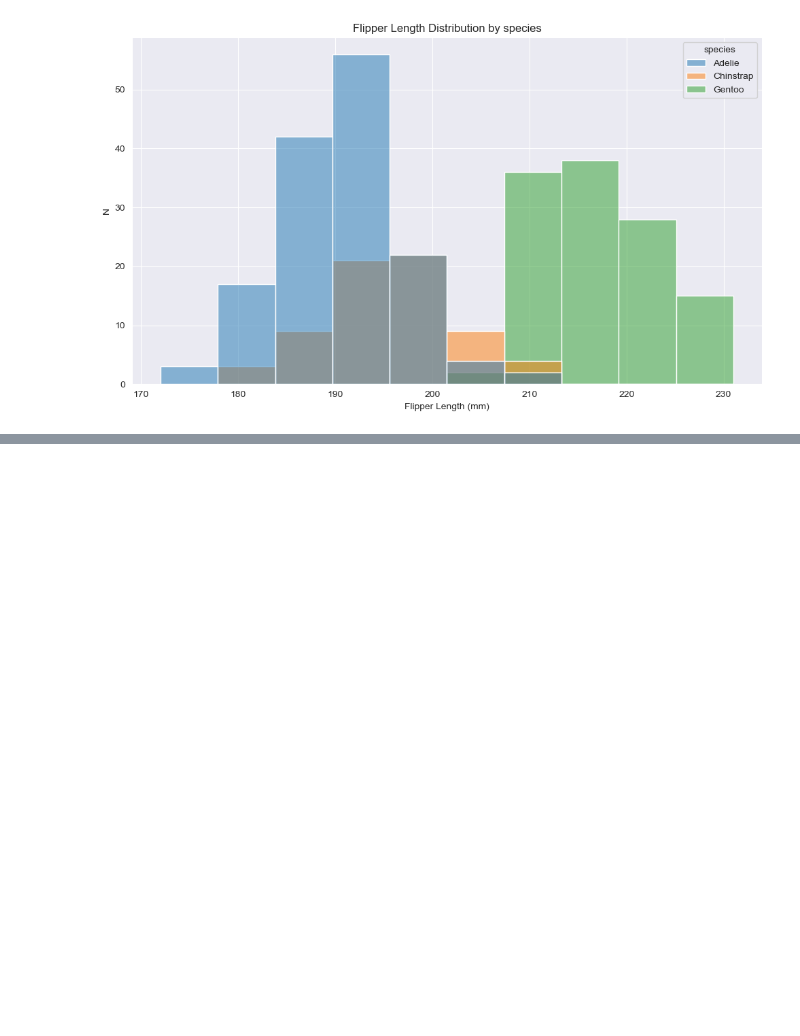
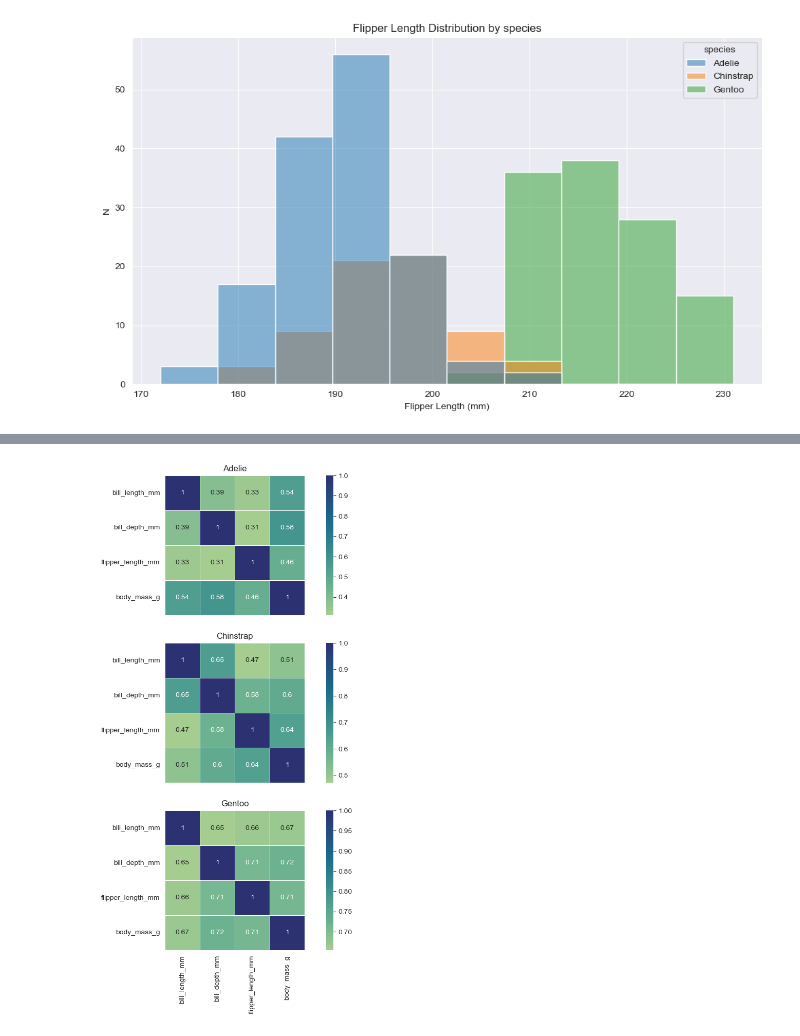
Before and after one commit to Cking313/principals_of_data_analytics, a Jupyter notebook: penguins.ipynb, the cells around one changed output, grey strips where cells are left out. Saved outputs shown, nothing was run; the diff lists cells and outputs as text; code cells hidden in the pictures; blank space fills up the shorter version.

Commit message:
Correlation analysis

```diff
--- a/penguins.ipynb
+++ b/penguins.ipynb
@@ -226,0 +247,3 @@ plt.show()
+# %%
+numerics = df.select_dtypes(include='number').columns
+df.groupby('species')[numerics].corr()
@@ -227,3 +265,18 @@ plt.show()
+# %%
+# https://dev.to/thalesbruno/subplotting-with-matplotlib-and-seaborn-5ei8
+# https://seaborn.pydata.org/examples/many_pairwise_correlations.html
+grouped_data = df.groupby('species')[numerics]
+f, ax = plt.subplots(nrows=3, ncols=1, sharex=True, figsize=(11, 12))
+
+cmap = sns.diverging_palette(-1, 1, as_cmap=True)
+
+for n, (group, data) in enumerate(grouped_data):
+    corr_data = data.corr()
+    ax[n].title.set_text(group)
+    sns.heatmap(ax=ax[n], data=corr_data, cmap=sns.color_palette("crest", as_cmap=True),
+            square=True, annot=True, linewidths=.5)
+# %% [output]
+[figure, added]
 # %% [markdown]
 ## References:
 - https://pandas.pydata.org/
```
Also changed, not shown: parts of 6 cells of this notebook.
